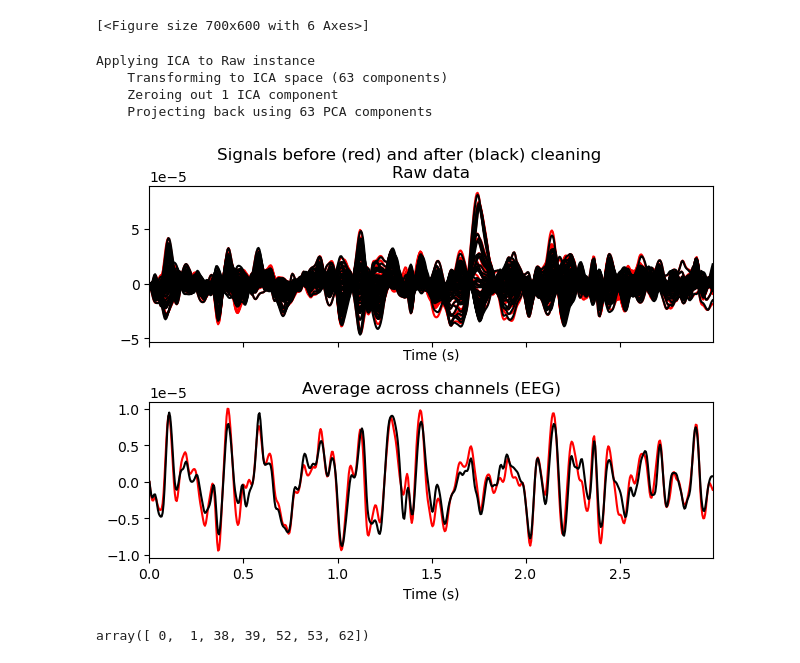
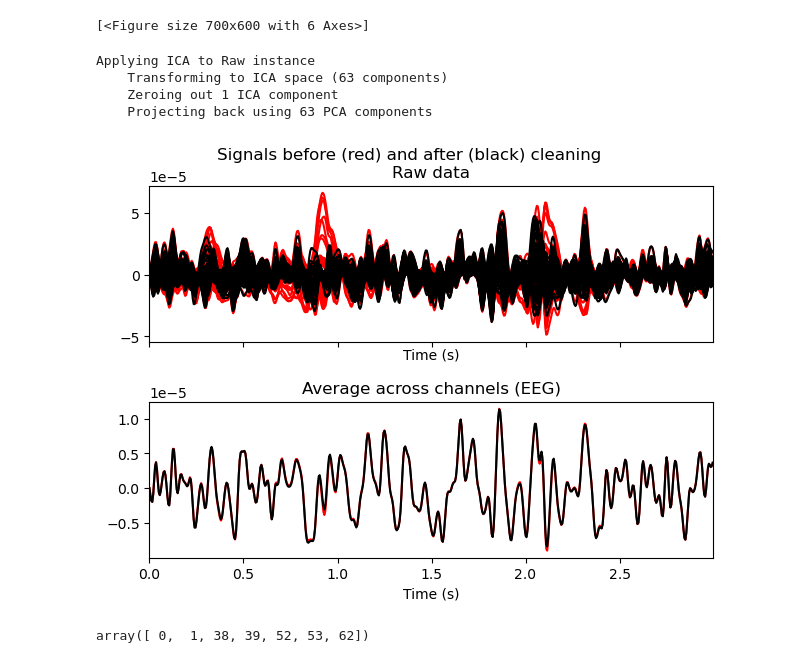
Before and after one commit to mrpotato180/final_project_neuroim, a Jupyter notebook: EEG_Analysis_Ernest_2.ipynb, the cells around one changed output. Saved outputs shown, nothing was run; the diff lists cells and outputs as text; code cells hidden in the pictures.

```diff
--- a/EEG_Analysis_Ernest_2.ipynb
+++ b/EEG_Analysis_Ernest_2.ipynb
@@ -5,5 +5,6 @@ import numpy as np
 import matplotlib.pyplot as plt
 
 # Read data from "derivatives/sub-xp101/eeg_pp/sub-xp101_task-motorloc_eeg_pp.vhdr"
-data=mne.io.read_raw_brainvision('C:/Users/ernes/Desktop/Master/Course 21-22/2nd term 21-22/Neuroimage/Week 6/derivatives/sub-xp101/eeg_pp/sub-xp101_task-eegfmriNF_eeg_pp.vhdr')
+#data=mne.io.read_raw_brainvision('C:/Users/ernes/Desktop/Master/Course 21-22/2nd term 21-22/Neuroimage/Week 6/derivatives/sub-xp101/eeg_pp/sub-xp101_task-eegfmriNF_eeg_pp.vhdr')
+data=mne.io.read_raw_brainvision('C:/Users/Alex/Documents/UPC/Q2/Neuroimatge/Final Project/ds002336-download/derivatives/sub-xp109/eeg_pp/sub-xp109_task-eegfmriNF_eeg_pp.vhdr',preload=True)
 # %% [output]
@@ -123,13 +123,13 @@ No baseline correction applied
 0 bad epochs dropped
 [<Figure size 700x600 with 6 Axes>]
 # %%
-ica.plot_overlay(data_filt, exclude=[11])
+ica.plot_overlay(data_filt, exclude=[7])
 # %% [output]
 Applying ICA to Raw instance
     Transforming to ICA space (63 components)
     Zeroing out 1 ICA component
     Projecting back using 63 PCA components
-[figure, old version]
+[figure, new version]
 # %%
 # pick some channels that clearly show heartbeats and blinks
 artifact_picks = mne.pick_channels(data_filt.ch_names, include=['Fp1','Fp2','AF3', 'AF4','AF7','AF8','Fpz'])
```
Also changed, not shown: parts of 6 cells of this notebook, 1 other file.
